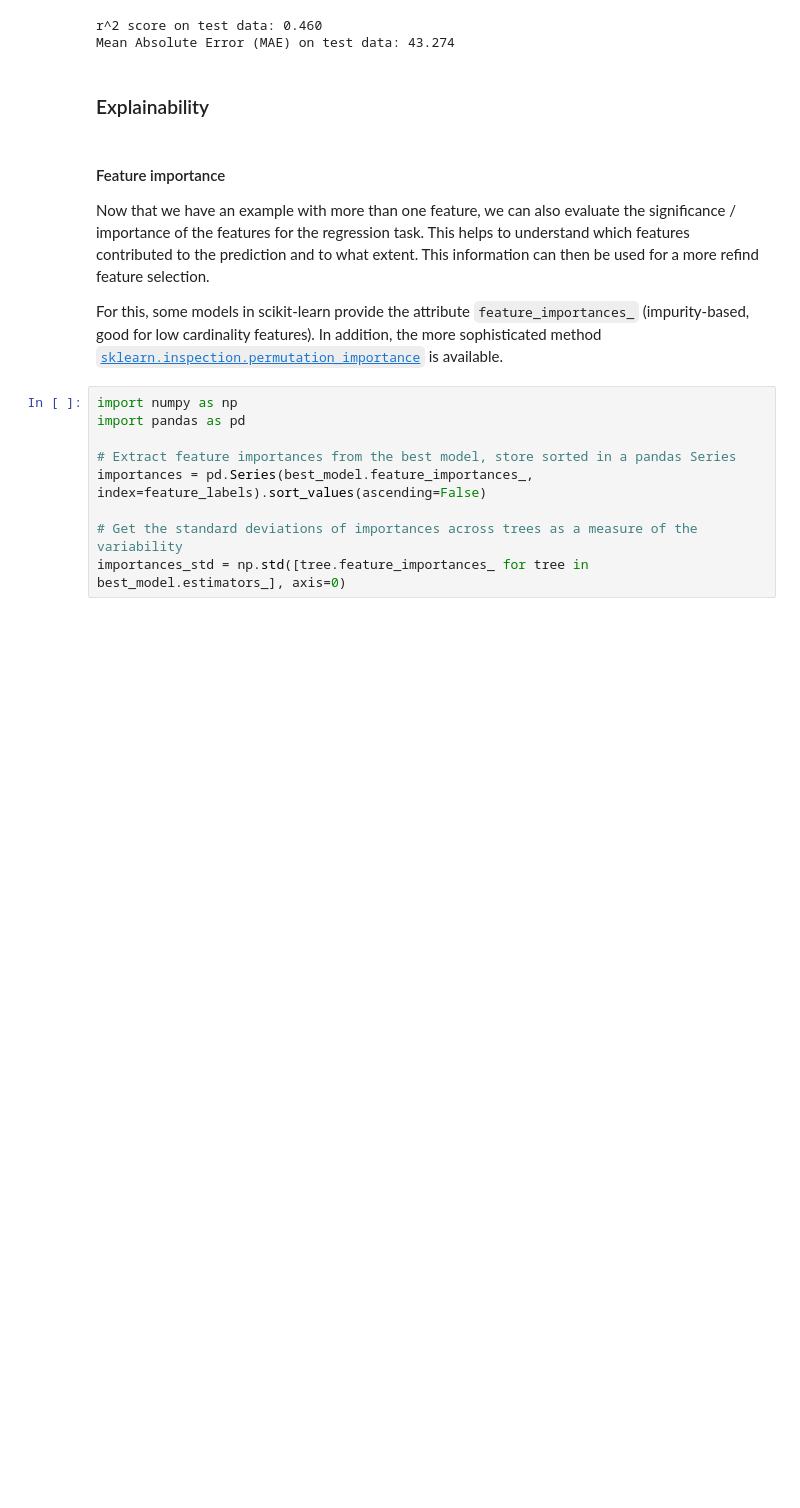
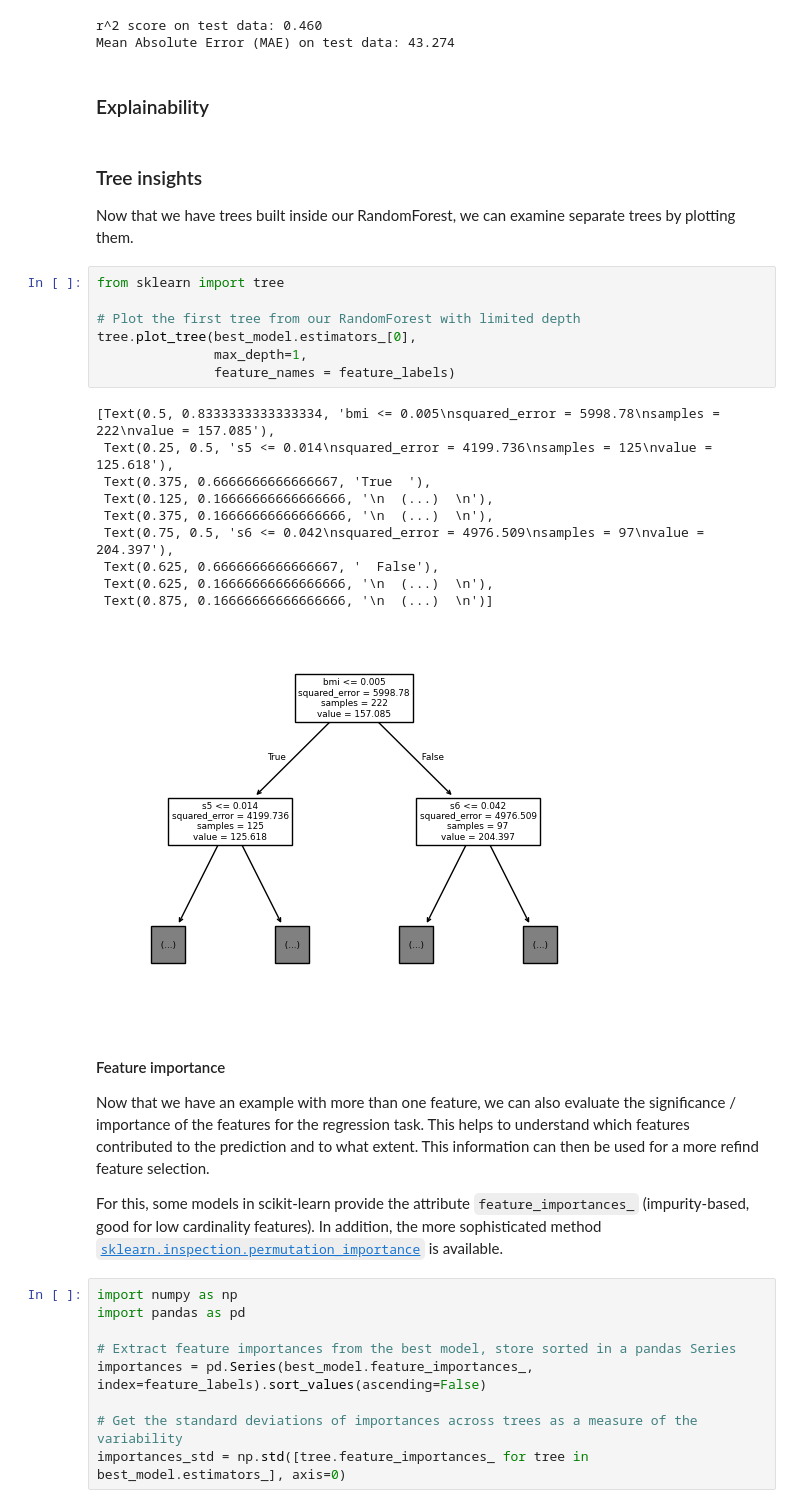
Before and after one commit to ScaDS/ai4medicine-2026, a Jupyter notebook: day1.3_ml-basics/02_random-forest.ipynb, the cells around one changed output. Drawn from its saved outputs; the diff is of its cells as text; blank space fills up the shorter version.

```diff
--- a/day1.3_ml-basics/02_random-forest.ipynb
+++ b/day1.3_ml-basics/02_random-forest.ipynb
@@ -220,6 +220,28 @@ r^2 score on test data: 0.460
 Mean Absolute Error (MAE) on test data: 43.274
 # %% [markdown]
 ### Explainability
+# %% [markdown]
+### Tree insights
+
+Now that we have trees built inside our RandomForest, we can examine separate trees by plotting them.
+# %%
+from sklearn import tree
+
+# Plot the first tree from our RandomForest with limited depth
+tree.plot_tree(best_model.estimators_[0],
+               max_depth=1,
+               feature_names = feature_labels)
+# %% [output]
+[Text(0.5, 0.8333333333333334, 'bmi <= 0.005\nsquared_error = 5998.78\nsamples = 222\nvalue = 157.085'),
+ Text(0.25, 0.5, 's5 <= 0.014\nsquared_error = 4199.736\nsamples = 125\nvalue = 125.618'),
+ Text(0.375, 0.6666666666666667, 'True  '),
+ Text(0.125, 0.16666666666666666, '\n  (...)  \n'),
+ Text(0.375, 0.16666666666666666, '\n  (...)  \n'),
+ Text(0.75, 0.5, 's6 <= 0.042\nsquared_error = 4976.509\nsamples = 97\nvalue = 204.397'),
+ Text(0.625, 0.6666666666666667, '  False'),
+ Text(0.625, 0.16666666666666666, '\n  (...)  \n'),
+ Text(0.875, 0.16666666666666666, '\n  (...)  \n')]
+[figure, added]
 # %% [markdown]
 #### Feature importance
 
```
Also changed, not shown: parts of 3 cells of this notebook, 2 other files.
